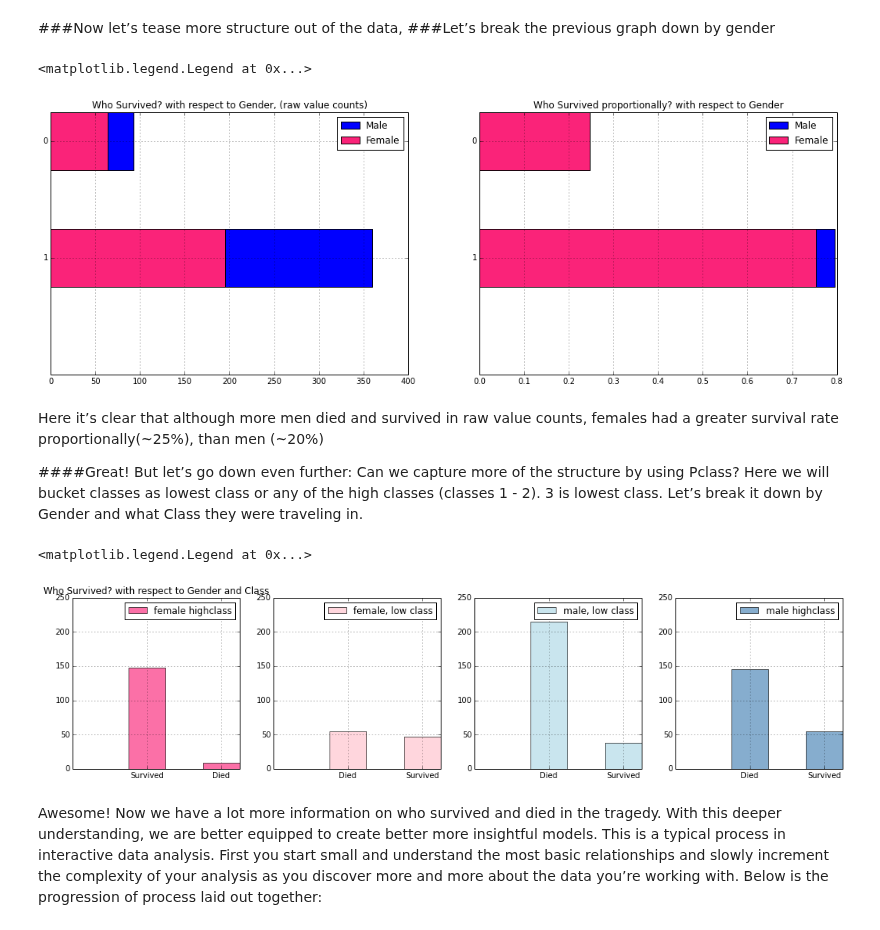
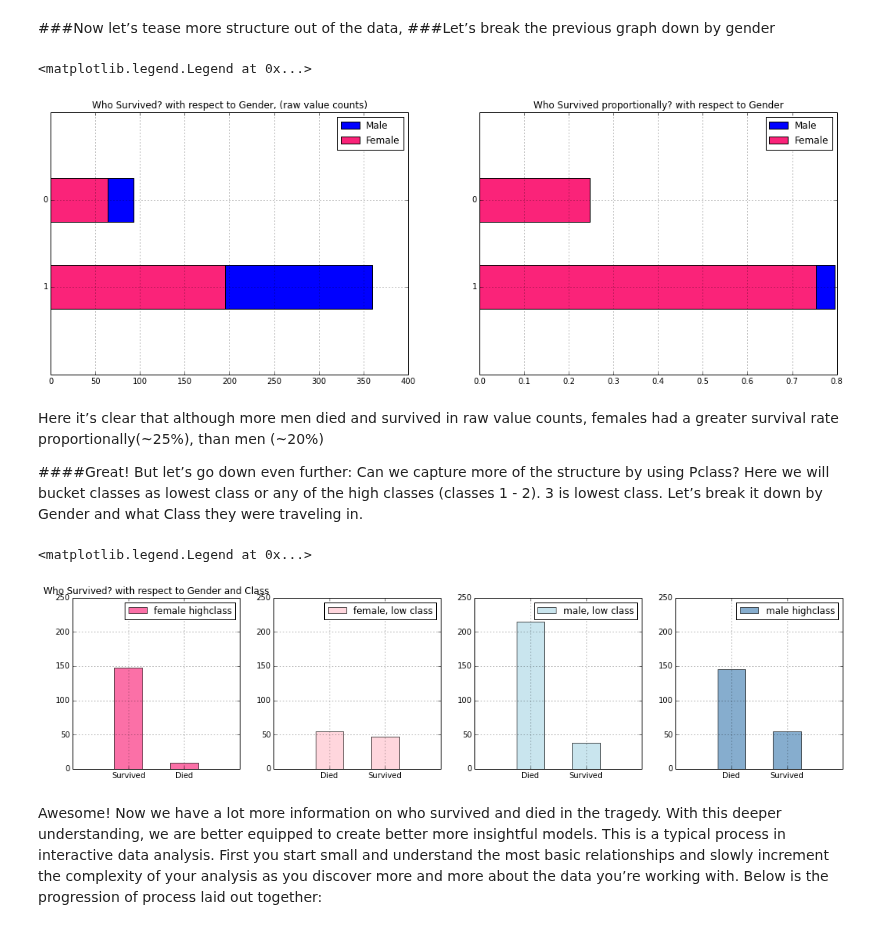
Before and after one commit to agconti/kaggle-titanic, a Jupyter notebook: Titanic.ipynb, the cells around one changed output. Drawn from its saved outputs; the diff is of its cells as text; code cells hidden in the pictures.

Commit message:
feat(kaggle-titanic): fix for a bug with matplotib 1.3.1 margins

```diff
--- a/Titanic.ipynb
+++ b/Titanic.ipynb
@@ -187,22 +186,25 @@ plt.title("Survival Breakdown (1 = Survived, 0 = Died)")
 # %%
 fig = plt.figure(figsize=(18,6))
 
 #create a plot of two subsets, male and female, of the survived variable.
 #After we do that we call value_counts() so it can be easily plotted as a bar graph.
 #'barh' is just a horizontal bar graph
-fig.add_subplot(121)
+ax1 = fig.add_subplot(121)
 df.survived[df.sex == 'male'].value_counts().plot(kind='barh',label='Male')
 df.survived[df.sex == 'female'].value_counts().plot(kind='barh', color='#FA2379',label='Female')
+ax1.set_ylim(-1, 2) # this nicely sets the margins in matplotlib to deal with a recent bug 1.3.1
 plt.title("Who Survived? with respect to Gender, (raw value counts) "); plt.legend(loc='best')
 
+
 #adjust graph to display the proportions of survival by gender
-fig.add_subplot(122)
+ax2 = fig.add_subplot(122)
 (df.survived[df.sex == 'male'].value_counts()/float(df.sex[df.sex == 'male'].size)).plot(kind='barh',label='Male')
 (df.survived[df.sex == 'female'].value_counts()/float(df.sex[df.sex == 'female'].size)).plot(kind='barh', color='#FA2379',label='Female')
+ax2.set_ylim(-1, 2)
 plt.title("Who Survived proportionally? with respect to Gender"); plt.legend(loc='best')
 # %% [output]
 <matplotlib.legend.Legend at 0x...>
-[figure, old version]
+[figure, new version]
 # %% [markdown]
 Here it’s clear that although more men died and survived in raw value counts, females had a greater survival rate proportionally(~25%), than men (~20%)
 
@@ -216,27 +218,35 @@ a=.65 # our alpha or opacity level.
 # I know, thats a lot of subsets. After we do that we call value_counts() so it it can be easily plotted as a bar graph.
 # this is repeated for each gender class pair.
 ax1=fig.add_subplot(141)
-df.survived[df.sex == 'female'][df.pclass != 3].value_counts().plot(kind='bar', label='female highclass', color='#FA2479', alpha=a)
+female_highclass = df.survived[df.sex == 'female'][df.pclass != 3].value_counts()
+female_highclass.plot(kind='bar', label='female highclass', color='#FA2479', alpha=a)
 ax1.set_xticklabels(["Survived", "Died"], rotation=0)
+ax1.set_xlim(-1, len(female_highclass))
 plt.title("Who Survived? with respect to Gender and Class"); plt.legend(loc='best')
 
 ax2=fig.add_subplot(142, sharey=ax1)
-df.survived[df.sex == 'female'][df.pclass == 3].value_counts().plot(kind='bar', label='female, low class', color='pink', alpha=a)
+female_lowclass = df.survived[df.sex == 'female'][df.pclass == 3].value_counts()
+female_lowclass.plot(kind='bar', label='female, low class', color='pink', alpha=a)
 ax2.set_xticklabels(["Died","Survived"], rotation=0)
+ax2.set_xlim(-1, len(female_lowclass))
 plt.legend(loc='best')
 
 ax3=fig.add_subplot(143, sharey=ax1)
-df.survived[df.sex == 'male'][df.pclass == 3].value_counts().plot(kind='bar', label='male, low class',color='lightblue', alpha=a)
+male_lowclass = df.survived[df.sex == 'male'][df.pclass == 3].value_counts()
+male_lowclass.plot(kind='bar', label='male, low class',color='lightblue', alpha=a)
 ax3.set_xticklabels(["Died","Survived"], rotation=0)
+ax3.set_xlim(-1, len(male_lowclass))
 plt.legend(loc='best')
 
 ax4=fig.add_subplot(144, sharey=ax1)
-df.survived[df.sex == 'male'][df.pclass != 3].value_counts().plot(kind='bar', label='male highclass', alpha=a, color='steelblue')
+male_highclass = df.survived[df.sex == 'male'][df.pclass != 3].value_counts()
+male_highclass.plot(kind='bar', label='male highclass', alpha=a, color='steelblue')
 ax4.set_xticklabels(["Died","Survived"], rotation=0)
+ax4.set_xlim(-1, len(male_highclass))
 plt.legend(loc='best')
 # %% [output]
 <matplotlib.legend.Legend at 0x...>
-[figure, old version]
+[figure, new version]
 # %% [markdown]
 Awesome! Now we have a lot more information on who survived and died in the tragedy. With this deeper understanding, we are better equipped to create better more insightful models. This is a typical process in interactive data analysis. First you start small and understand the most basic relationships and slowly increment the complexity of your analysis as you discover more and more about the data you’re working with. Below is the progression of process laid out together:
 # %%
```
Also changed, not shown: parts of 3 cells of this notebook, 1 other file.
